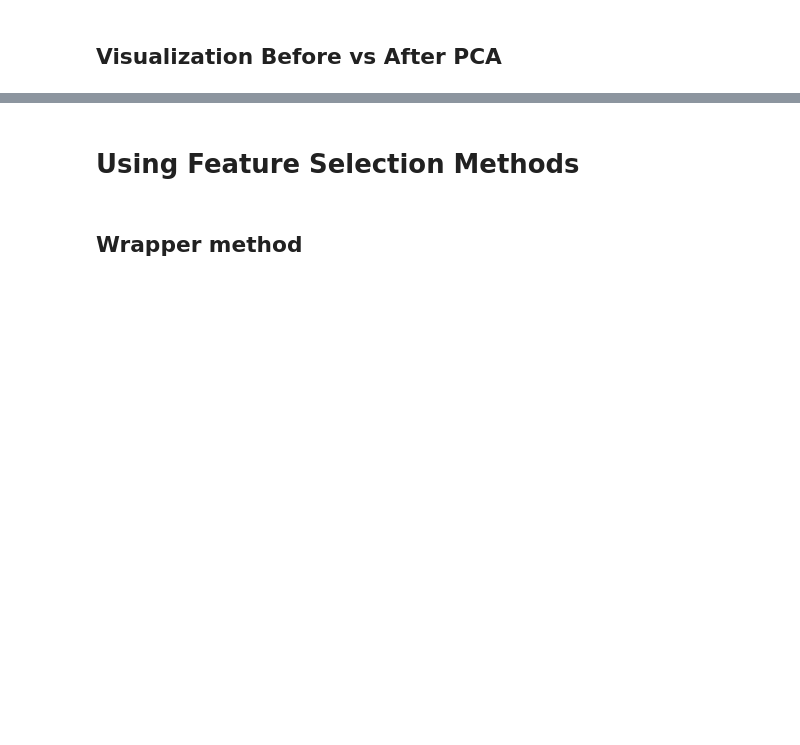
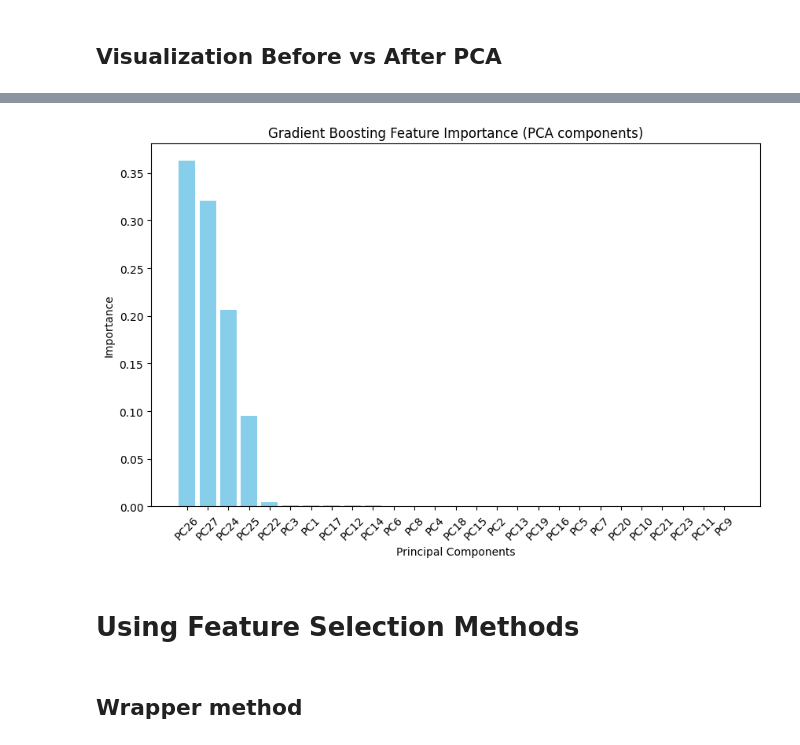
Before and after one commit to DVIlangamge/FYP--Rice-Price-Volatility-Analysis-and-Forecasting, a Jupyter notebook: FYP_Rice_price_predictions.ipynb, the cells around one changed output, grey strips where cells are left out. Saved outputs shown, nothing was run; the diff lists cells and outputs as text; code cells hidden in the pictures; blank space fills up the shorter version.

```diff
--- a/FYP_Rice_price_predictions.ipynb
+++ b/FYP_Rice_price_predictions.ipynb
@@ -2281,0 +2502,16 @@ mae, rmse, r2
+# %%
+# Fit on PCA-transformed data
+pca_rf.fit(pca_X, pca_y)
+# Feature importance per principal component
+importances = pca_rf.feature_importances_
+
+# Create a DataFrame for easy visualization
+import pandas as pd
+import matplotlib.pyplot as plt
+
+importance_df = pd.DataFrame({
+    'PC': [f'PC{i+1}' for i in range(len(importances))],
+    'Importance': importances
+}).sort_values(by='Importance', ascending=False)
+
+print(importance_df)
@@ -2282,3 +2536,13 @@ mae, rmse, r2
+# %%
+plt.figure(figsize=(10,6))
+plt.bar(importance_df['PC'], importance_df['Importance'], color='skyblue')
+plt.title("Gradient Boosting Feature Importance (PCA components)")
+plt.ylabel("Importance")
+plt.xlabel("Principal Components")
+plt.xticks(rotation=45)
+plt.show()
+# %% [output]
+[figure, added]
 # %% [markdown]
 # Using Feature Selection Methods
 # %% [markdown]
```
Also changed, not shown: parts of 77 cells of this notebook.
